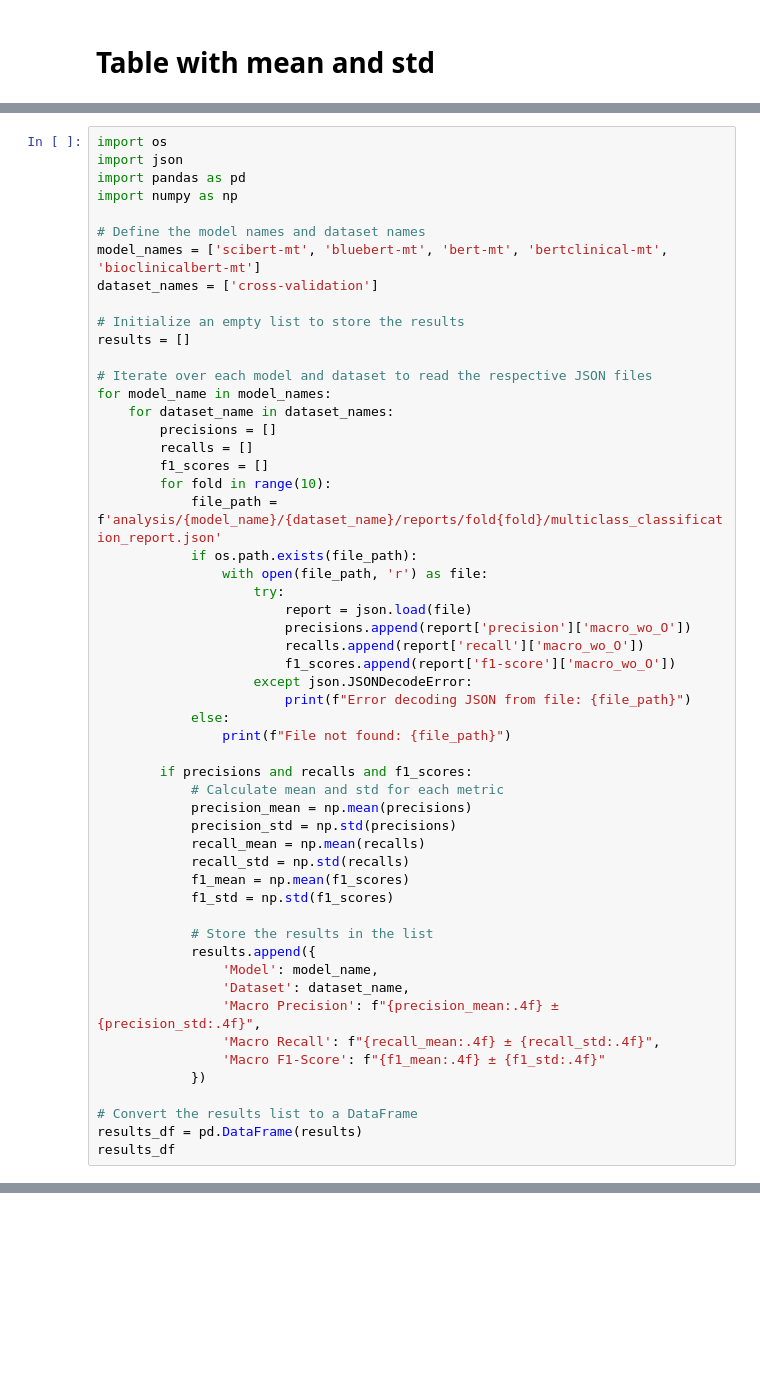
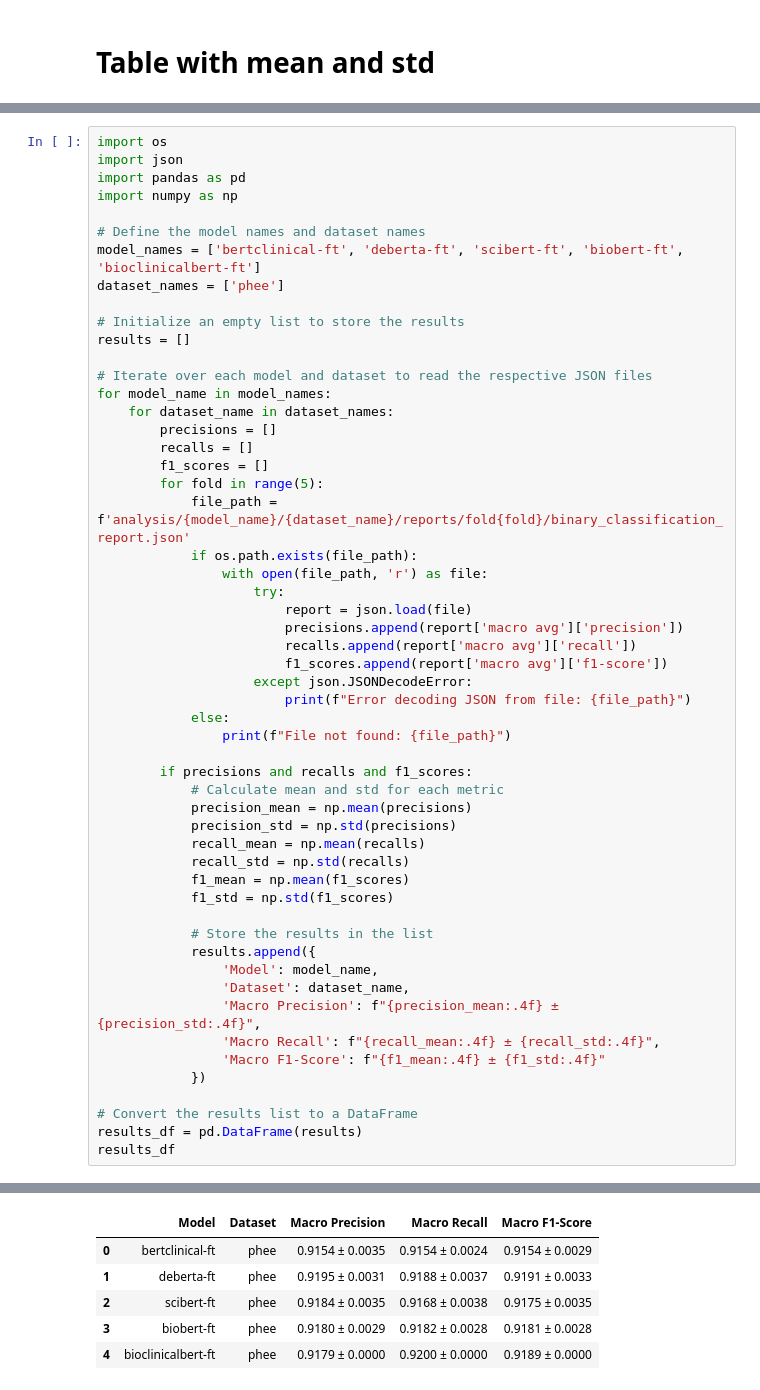
Before and after one commit to lara-ozyegen/MRP_MedHighlight, a Jupyter notebook: notebooks/bert_clinical_analysis.ipynb, the cells around one changed output, grey strips where cells are left out. Cells and saved outputs as stored; diff of their text form; blank space fills up the shorter version.

```diff
--- a/notebooks/bert_clinical_analysis.ipynb
+++ b/notebooks/bert_clinical_analysis.ipynb
@@ -229,8 +289,8 @@ import pandas as pd
 import numpy as np
 
 # Define the model names and dataset names
-model_names = ['scibert-mt', 'bluebert-mt', 'bert-mt', 'bertclinical-mt', 'bioclinicalbert-mt']
-dataset_names = ['cross-validation']
+model_names = ['bertclinical-ft', 'deberta-ft', 'scibert-ft', 'biobert-ft', 'bioclinicalbert-ft']
+dataset_names = ['phee']
 
 # Initialize an empty list to store the results
 results = []
@@ -241,15 +301,15 @@ for model_name in model_names:
         precisions = []
         recalls = []
         f1_scores = []
-        for fold in range(10):
-            file_path = f'analysis/{model_name}/{dataset_name}/reports/fold{fold}/multiclass_classification_report.json'
+        for fold in range(5):
+            file_path = f'analysis/{model_name}/{dataset_name}/reports/fold{fold}/binary_classification_report.json'
             if os.path.exists(file_path):
                 with open(file_path, 'r') as file:
                     try:
                         report = json.load(file)
-                        precisions.append(report['precision']['macro_wo_O'])
-                        recalls.append(report['recall']['macro_wo_O'])
-                        f1_scores.append(report['f1-score']['macro_wo_O'])
+                        precisions.append(report['macro avg']['precision'])
+                        recalls.append(report['macro avg']['recall'])
+                        f1_scores.append(report['macro avg']['f1-score'])
                     except json.JSONDecodeError:
                         print(f"Error decoding JSON from file: {file_path}")
             else:
@@ -276,3 +336,4 @@ for model_name in model_names:
 # Convert the results list to a DataFrame
 results_df = pd.DataFrame(results)
 results_df
+# %% [output]
@@ -278,0 +344,6 @@ results_df
+|  | Model | Dataset | Macro Precision | Macro Recall | Macro F1-Score |
+| 0 | bertclinical-ft | phee | 0.9154 ± 0.0035 | 0.9154 ± 0.0024 | 0.9154 ± 0.0029 |
+| 1 | deberta-ft | phee | 0.9195 ± 0.0031 | 0.9188 ± 0.0037 | 0.9191 ± 0.0033 |
+| 2 | scibert-ft | phee | 0.9184 ± 0.0035 | 0.9168 ± 0.0038 | 0.9175 ± 0.0035 |
+| 3 | biobert-ft | phee | 0.9180 ± 0.0029 | 0.9182 ± 0.0028 | 0.9181 ± 0.0028 |
+| 4 | bioclinicalbert-ft | phee | 0.9179 ± 0.0000 | 0.9200 ± 0.0000 | 0.9189 ± 0.0000 |
```
Also changed, not shown: parts of 6 cells of this notebook, 2 other files.
